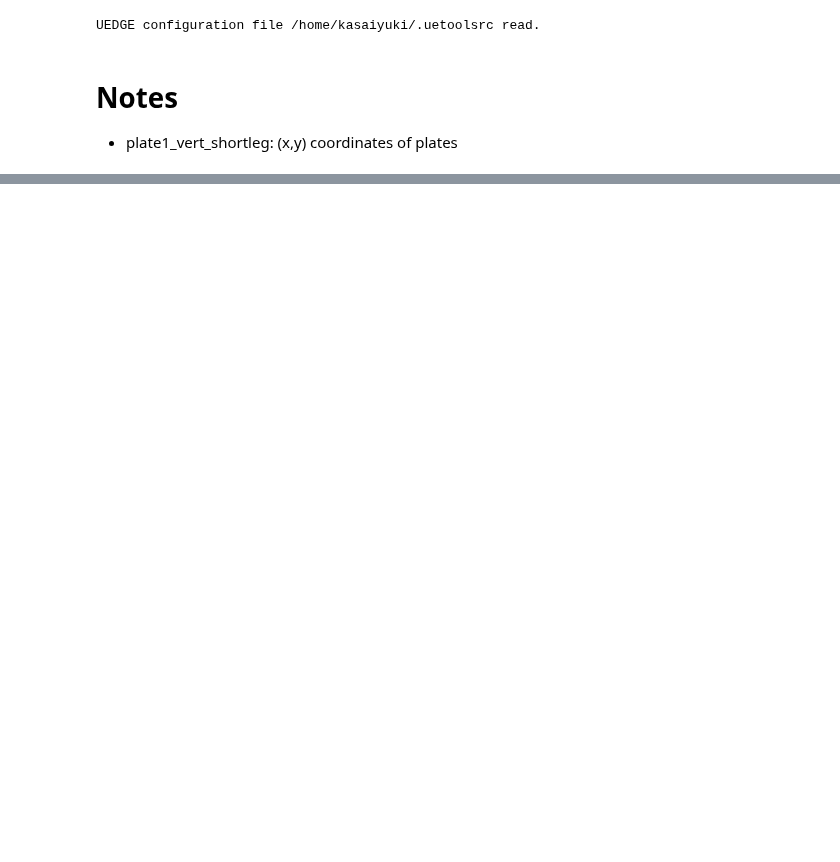
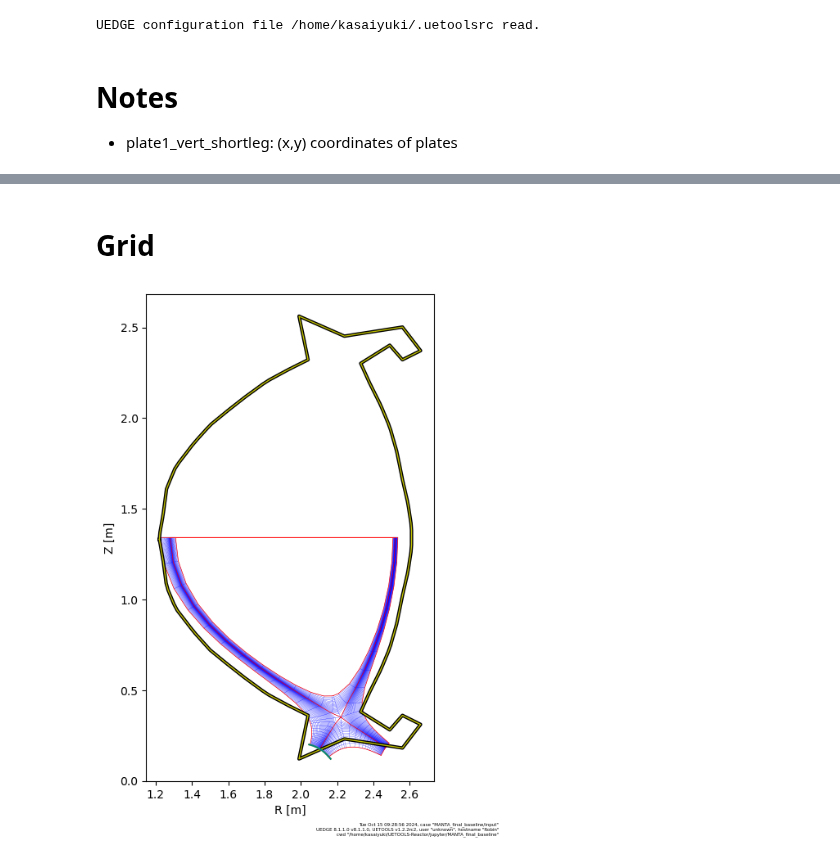
Before and after one commit to KasaiYuki/UETOOLS-Reactor, a Jupyter notebook: jupyter/MANTA_final_baseline/main.ipynb, the cells around one changed output, grey strips where cells are left out. Saved outputs shown, nothing was run; the diff lists cells and outputs as text; code cells hidden in the pictures; blank space fills up the shorter version.

```diff
--- a/jupyter/MANTA_final_baseline/main.ipynb
+++ b/jupyter/MANTA_final_baseline/main.ipynb
@@ -422,0 +30,15 @@ Reading uedge.hdf5-style save-file 'base_ITback_chi15e2_4e3pfr_D26_P26_imp3e3.h5
+# %% [markdown]
+# Grid
+# %%
+# %matplotlib widget
+c.plot.grid(linewidth=0.1,
+       vessel=True,
+       plates=True,
+       platecolor=['gold','teal'],
+       lcfs=True,
+       lcfscolor='r',
+       linecolor='b'
+      );
+plt.show()
+# %% [output]
+[figure, added]
```
Also changed, not shown: parts of 17 cells of this notebook, 4 other files.
